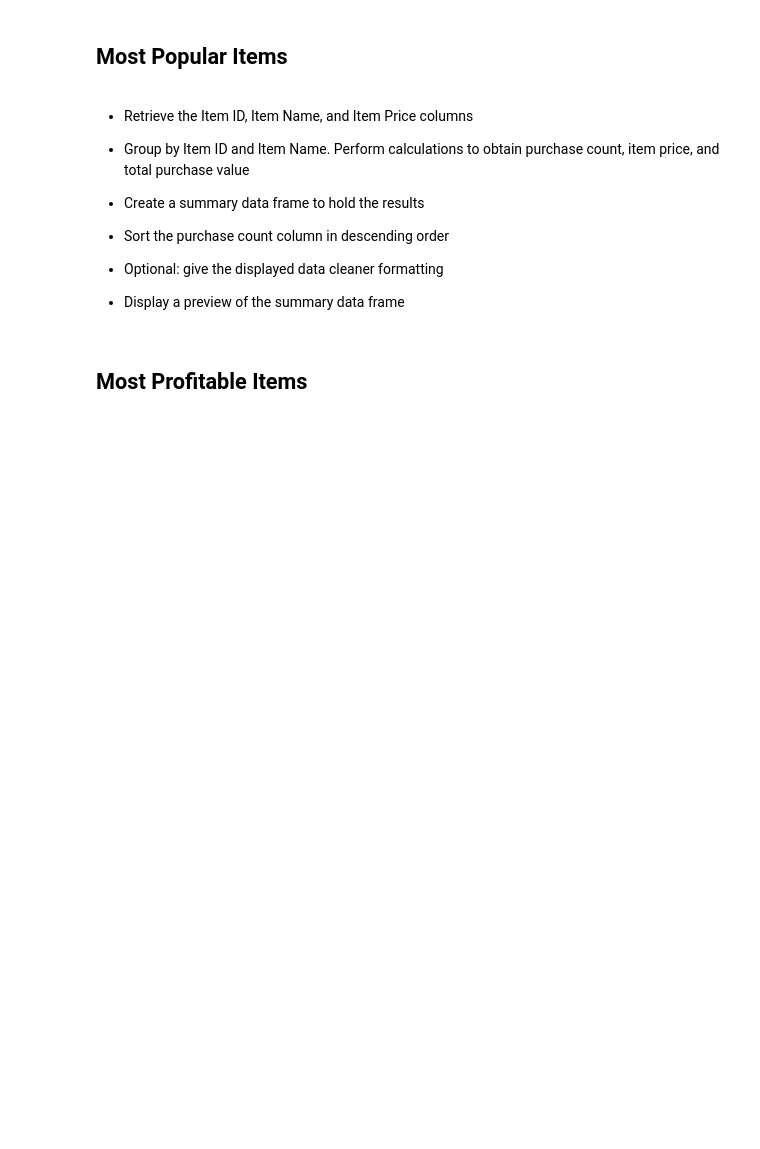
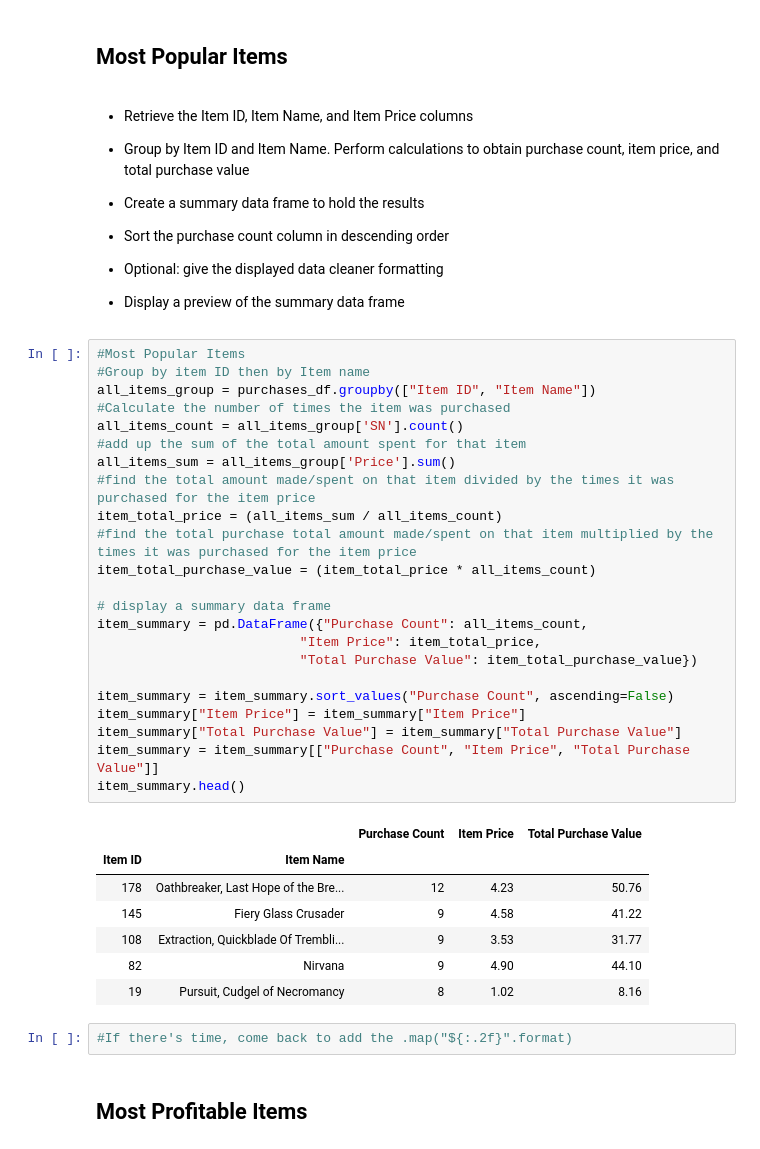
Before and after one commit to Mwrightvet/pandas-challenge, a Jupyter notebook: HeroesOfPymoli/main.ipynb, the cells around one changed output. Drawn from its saved outputs; the diff is of its cells as text; blank space fills up the shorter version.

Commit message:
Completed but needs some optional formatting

```diff
--- a/HeroesOfPymoli/main.ipynb
+++ b/HeroesOfPymoli/main.ipynb
@@ -402,6 +416,39 @@ grouped_by_player.sort_values('Total Count', ascending=False).head()
 
 
 * Display a preview of the summary data frame
+# %%
+#Most Popular Items
+#Group by item ID then by Item name
+all_items_group = purchases_df.groupby(["Item ID", "Item Name"])
+#Calculate the number of times the item was purchased
+all_items_count = all_items_group['SN'].count()
+#add up the sum of the total amount spent for that item
+all_items_sum = all_items_group['Price'].sum()
+#find the total amount made/spent on that item divided by the times it was purchased for the item price
+item_total_price = (all_items_sum / all_items_count)
+#find the total purchase total amount made/spent on that item multiplied by the times it was purchased for the item price
+item_total_purchase_value = (item_total_price * all_items_count)
+
+# display a summary data frame
+item_summary = pd.DataFrame({"Purchase Count": all_items_count,
+                          "Item Price": item_total_price,
+                          "Total Purchase Value": item_total_purchase_value})
+
+item_summary = item_summary.sort_values("Purchase Count", ascending=False)
+item_summary["Item Price"] = item_summary["Item Price"]
+item_summary["Total Purchase Value"] = item_summary["Total Purchase Value"]
+item_summary = item_summary[["Purchase Count", "Item Price", "Total Purchase Value"]]
+item_summary.head()
+# %% [output]
+|  |  | Purchase Count | Item Price | Total Purchase Value |
+| Item ID | Item Name |  |  |  |
+| 178 | Oathbreaker, Last Hope of the Bre... | 12 | 4.23 | 50.76 |
+| 145 | Fiery Glass Crusader | 9 | 4.58 | 41.22 |
+| 108 | Extraction, Quickblade Of Trembli... | 9 | 3.53 | 31.77 |
+| 82 | Nirvana | 9 | 4.90 | 44.10 |
+| 19 | Pursuit, Cudgel of Necromancy | 8 | 1.02 | 8.16 |
+# %%
+#If there's time, come back to add the .map("${:.2f}".format)
 # %% [markdown]
 ## Most Profitable Items
 # %% [markdown]
```
Also changed, not shown: parts of 18 cells of this notebook.
